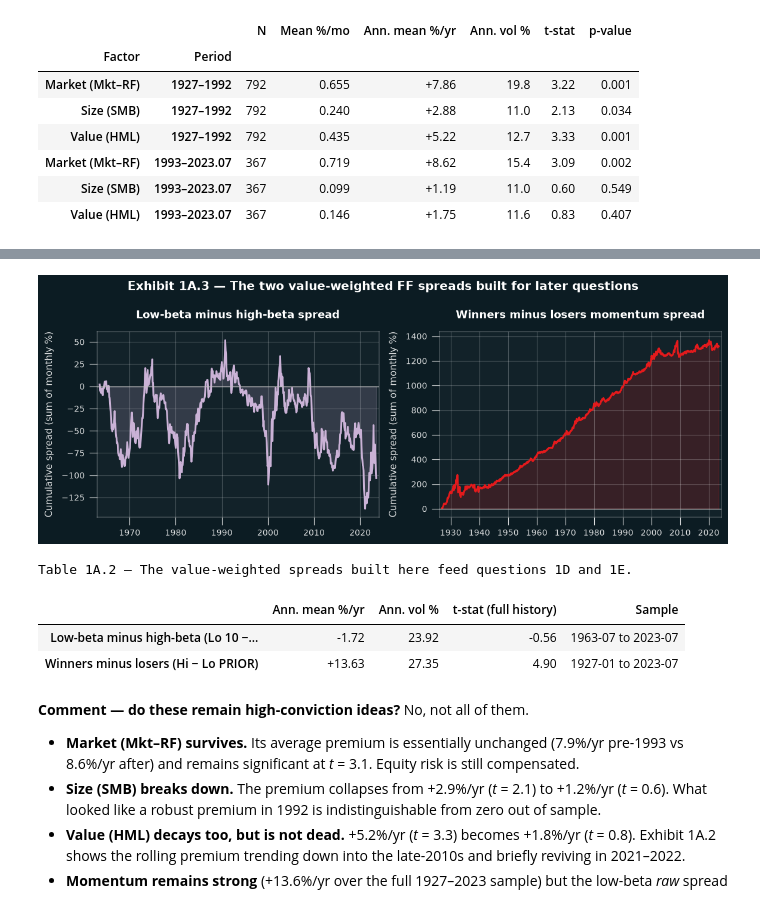
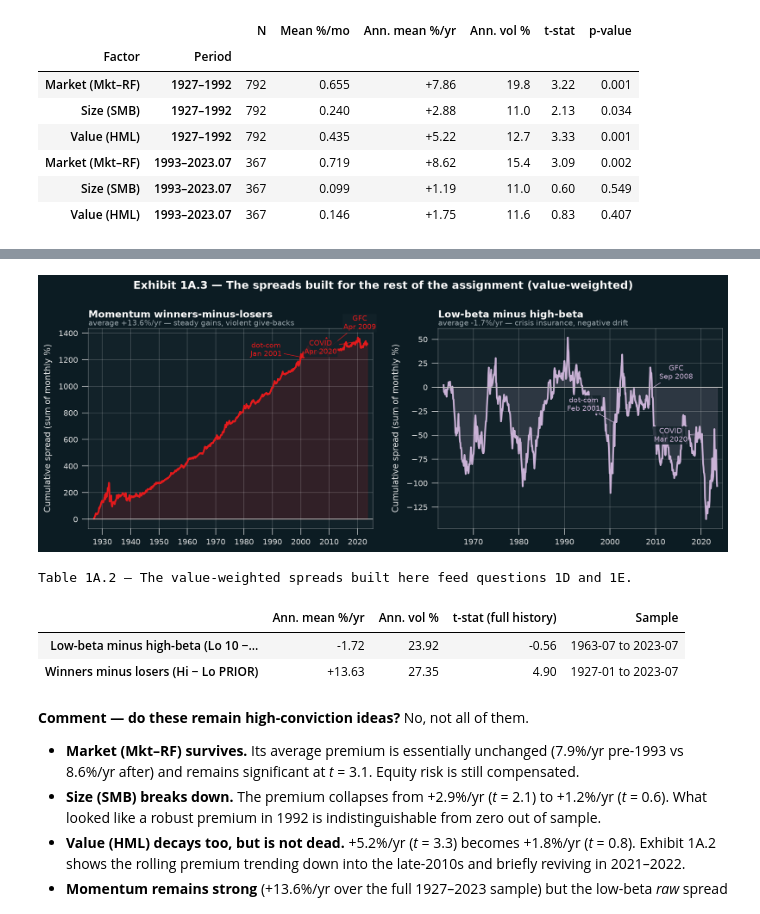
Before and after one commit to Prolead1/goldman2, a Jupyter notebook: notebooks/part1-factor-investing.ipynb, the cells around one changed output, grey strips where cells are left out. Cells and saved outputs as stored; diff of their text form; code cells hidden in the pictures.

```diff
--- a/notebooks/part1-factor-investing.ipynb
+++ b/notebooks/part1-factor-investing.ipynb
@@ -209,35 +254,62 @@ save_exhibit(fig, "1a_rolling_premia")
 # %%
 # The two long-short spreads reused in 1D and 1E
 spread_table = pd.DataFrame({
     "Low-beta minus high-beta (Lo 10 − Hi 10)": [bab.mean() * 12, bab.std(ddof=1) * np.sqrt(12),
                                                  stats.ttest_1samp(bab, 0).statistic],
     "Winners minus losers (Hi − Lo PRIOR)": [umd.mean() * 12, umd.std(ddof=1) * np.sqrt(12),
                                              stats.ttest_1samp(umd, 0).statistic],
 }, index=["Ann. mean %/yr", "Ann. vol %", "t-stat (full history)"]).T
 spread_table["Sample"] = ["1963-07 to 2023-07", "1927-01 to 2023-07"]
 
-fig, axes = plt.subplots(1, 2, figsize=(10.6, 4.1))
-for ax, series, colour, title in [
-    (axes[0], bab, C["minvol"], "Low-beta minus high-beta spread"),
-    (axes[1], umd, C["momentum"], "Winners minus losers momentum spread"),
-]:
-    x = series.index.to_timestamp()
-    ax.plot(x, series.cumsum(), color=colour, lw=2.0)
-    ax.fill_between(x, series.cumsum(), color=colour, alpha=0.18)
-    ax.axhline(0, color="#C0C0C0", lw=0.9)
-    ax.set_title(title, fontsize=11.5)
+# Exhibit 1A.3 — what the two spreads have actually delivered through time
+fig, axes = plt.subplots(1, 2, figsize=(12.4, 4.9))
+panels = [
+    (axes[0], umd, C["momentum"], "Momentum winners-minus-losers",
+     f"average {umd.mean() * 12:+.1f}%/yr — steady gains, violent give-backs"),
+    (axes[1], bab, C["minvol"], "Low-beta minus high-beta",
+     f"average {bab.mean() * 12:+.1f}%/yr — crisis insurance, negative drift"),
+]
+for ax, series, colour, title, subtitle in panels:
+    cum = series.cumsum()
+    x = cum.index.to_timestamp()
+    ax.plot(x, cum, color=colour, lw=2.2)
+    ax.fill_between(x, cum, color=colour, alpha=0.15)
+    ax.axhline(0, color="#C0C0C0", lw=1.0)
+    ax.set_title(title, loc="left", fontsize=12.5)
+    ax.text(0, 1.015, subtitle, transform=ax.transAxes, color=MUTED, fontsize=9.5)
     ax.set_ylabel("Cumulative spread (sum of monthly %)")
-    ax.margins(x=0.01)
-fig.suptitle("Exhibit 1A.3 — The two value-weighted FF spreads built for later questions",
-             fontsize=13, fontweight="bold", y=0.99)
+    ax.margins(x=0.02)
+
+# name the crisis episodes: the worst momentum month and the best low-beta month in each
+episodes = [("2000-03", "2002-12", "dot-com", (-48, 2), (-40, 16)),
+            ("2008-09", "2009-06", "GFC", (42, 26), (34, 14)),
+            ("2020-01", "2020-12", "COVID", (-48, -16), (-40, -10))]
+for start, end, name, offset_mom, offset_bab in episodes:
+    date = umd.loc[start:end].idxmin()
+    axes[0].annotate(f"{name}\n{date.strftime('%b %Y')}",
+                     xy=(date.to_timestamp(), umd.cumsum().loc[date]),
+                     xytext=offset_mom, textcoords="offset points", fontsize=9,
+                     color=C["momentum"], ha="center", zorder=6,
+                     bbox=dict(facecolor=PANEL, edgecolor="none", alpha=0.85, pad=1.0),
+                     arrowprops=dict(arrowstyle="-", color=C["momentum"], lw=0.9, alpha=0.8))
+    date = bab.loc[start:end].idxmax()
+    axes[1].annotate(f"{name}\n{date.strftime('%b %Y')}",
+                     xy=(date.to_timestamp(), bab.cumsum().loc[date]),
+                     xytext=offset_bab, textcoords="offset points", fontsize=9,
+                     color=C["minvol"], ha="center", zorder=6,
+                     bbox=dict(facecolor=PANEL, edgecolor="none", alpha=0.85, pad=1.0),
+                     arrowprops=dict(arrowstyle="-", color=C["minvol"], lw=0.9, alpha=0.8))
+
+fig.suptitle("Exhibit 1A.3 — The spreads built for the rest of the assignment (value-weighted)",
+             fontsize=14, fontweight="bold", y=1.0)
 fig.tight_layout()
 save_exhibit(fig, "1a_spread_construction")
 
 spread_table.style.format({"Ann. mean %/yr": "{:+.2f}", "Ann. vol %": "{:.2f}",
                            "t-stat (full history)": "{:.2f}"}).set_caption(
     "Table 1A.2 — The value-weighted spreads built here feed questions 1D and 1E.")
 # %% [output]
-[figure, old version]
+[figure, new version]
 Table 1A.2 — The value-weighted spreads built here feed questions 1D and 1E.
 |  | Ann. mean %/yr | Ann. vol % | t-stat (full history) | Sample |
 | Low-beta minus high-beta (Lo 10 −... | -1.72 | 23.92 | -0.56 | 1963-07 to 2023-07 |
```
Also changed, not shown: parts of 9 cells of this notebook, 7 other files.
